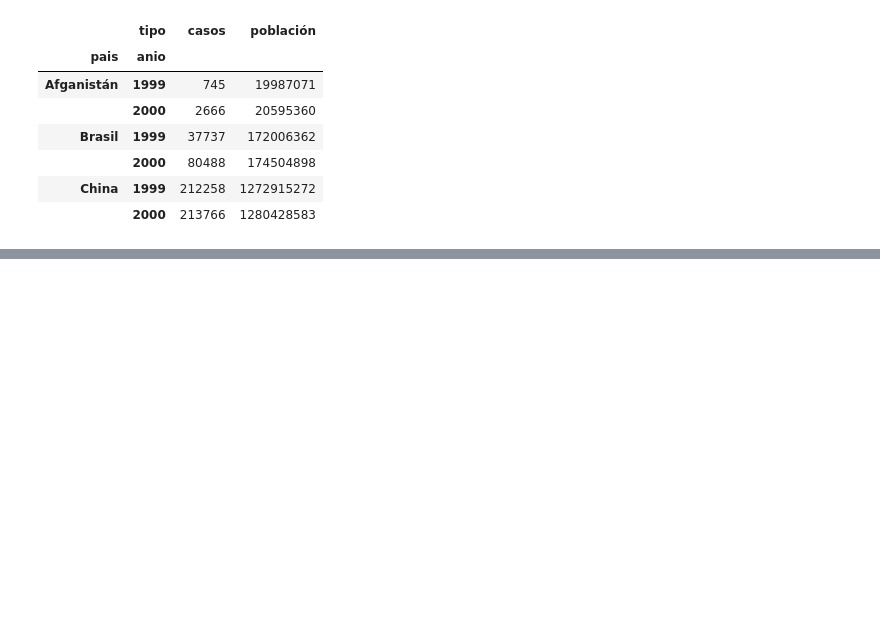
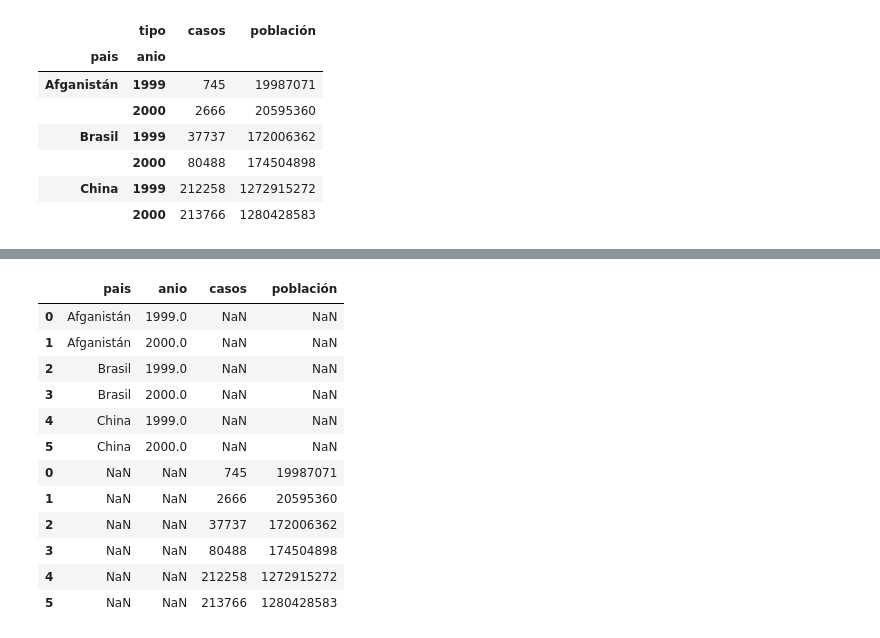
Before and after one commit to Data-G17A/notebooks-modulo-2, a Jupyter notebook: sesion-04/sesion-04.ipynb, the cells around one changed output, grey strips where cells are left out. Saved outputs shown, nothing was run; the diff lists cells and outputs as text; code cells hidden in the pictures; blank space fills up the shorter version.

```diff
--- a/sesion-04/sesion-04.ipynb
+++ b/sesion-04/sesion-04.ipynb
@@ -133,0 +150,3 @@ wider_to_long.pivot_table(index=['pais', 'anio'], columns= 'tipo', values='cuent
+# %%
+separate = pd.read_csv('data/separate.csv')
+separate
@@ -133,0 +171,3 @@ wider_to_long.pivot_table(index=['pais', 'anio'], columns= 'tipo', values='cuent
+# %%
+sepExpanded = separate['tasa'].str.split("/", expand=True)
+sepExpanded
@@ -133,0 +182,2 @@ wider_to_long.pivot_table(index=['pais', 'anio'], columns= 'tipo', values='cuent
+# %%
+sepExpanded.columns = ['casos', 'población']
@@ -133,0 +204,2 @@ wider_to_long.pivot_table(index=['pais', 'anio'], columns= 'tipo', values='cuent
+# %%
+separate.drop(columns=['tasa'], inplace=True)
@@ -133,0 +226,16 @@ wider_to_long.pivot_table(index=['pais', 'anio'], columns= 'tipo', values='cuent
+# %%
+pd.concat([separate, sepExpanded], axis=0)
+# %% [output]
+|  | pais | anio | casos | población |
+| 0 | Afganistán | 1999.0 | NaN | NaN |
+| 1 | Afganistán | 2000.0 | NaN | NaN |
+| 2 | Brasil | 1999.0 | NaN | NaN |
+| 3 | Brasil | 2000.0 | NaN | NaN |
+| 4 | China | 1999.0 | NaN | NaN |
+| 5 | China | 2000.0 | NaN | NaN |
+| 0 | NaN | NaN | 745 | 19987071 |
+| 1 | NaN | NaN | 2666 | 20595360 |
+| 2 | NaN | NaN | 37737 | 172006362 |
+| 3 | NaN | NaN | 80488 | 174504898 |
+| 4 | NaN | NaN | 212258 | 1272915272 |
+| 5 | NaN | NaN | 213766 | 1280428583 |
```
Also changed, not shown: parts of 19 cells of this notebook.
